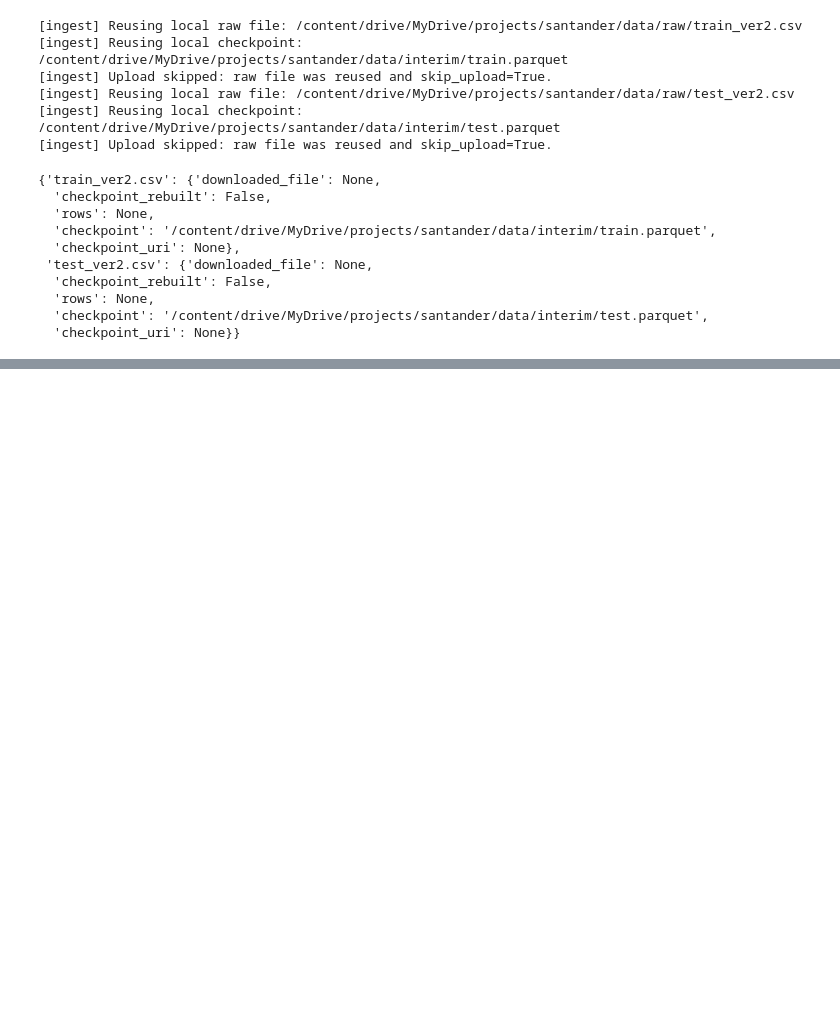
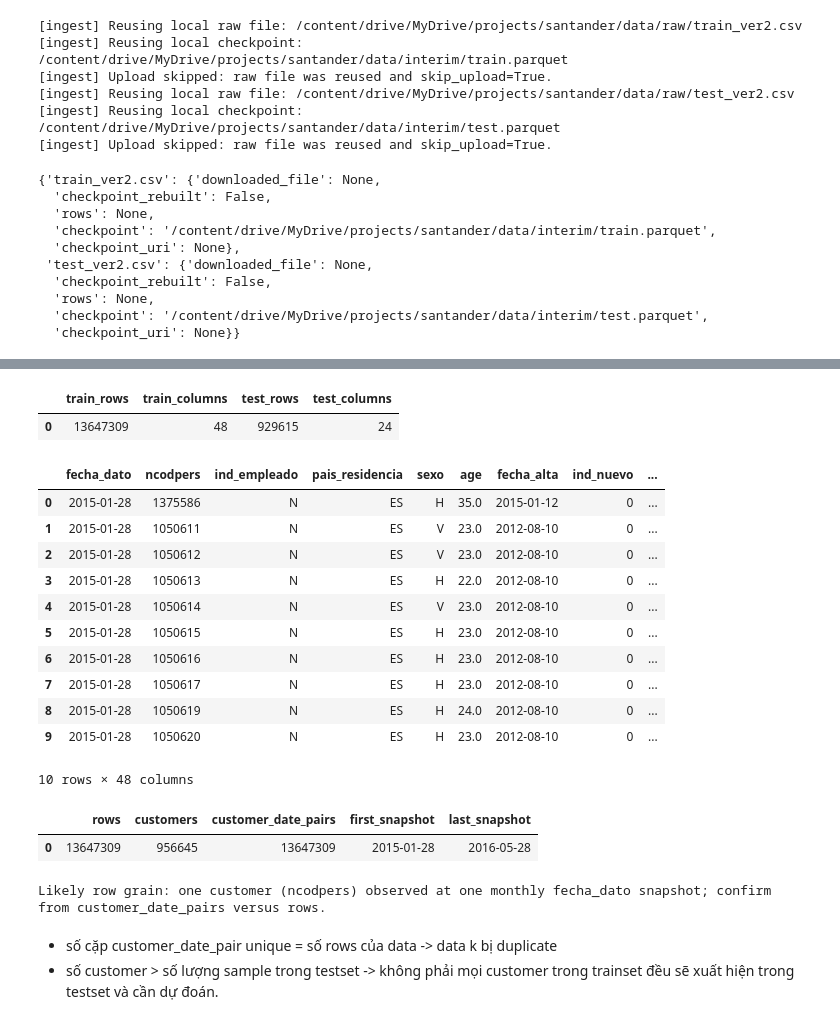
Before and after one commit to lbngyn/Santander-Product-Recommendation, a Jupyter notebook: notebooks/EDA-v1.ipynb, the cells around one changed output, grey strips where cells are left out. Cells and saved outputs as stored; diff of their text form; code cells hidden in the pictures; blank space fills up the shorter version.

```diff
--- a/notebooks/EDA-v1.ipynb
+++ b/notebooks/EDA-v1.ipynb
@@ -216,0 +309,48 @@ ingest_results
+# %%
+# Kích thước của data
+structure = q('SELECT COUNT(*) AS train_rows FROM read_parquet(?)', str(TRAIN_PARQUET))
+
+structure['train_columns'] = len(ALL_COLUMNS)
+if TEST_COLUMNS is not None:
+    structure['test_rows'] = q('SELECT COUNT(*) FROM read_parquet(?)', str(TEST_PARQUET)).iloc[0, 0]
+    structure['test_columns'] = len(TEST_COLUMNS)
+display(structure)
+# %% [output]
+|  | train_rows | train_columns | test_rows | test_columns |
+| 0 | 13647309 | 48 | 929615 | 24 |
+# %%
+# head(10), xem một số sample của data
+display(q(f'SELECT * FROM read_parquet(?) LIMIT {EDA_SAMPLE_ROWS}', str(TRAIN_PARQUET)))
+# %% [output]
+|  | fecha_dato | ncodpers | ind_empleado | pais_residencia | sexo | age | fecha_alta | ind_nuevo | ... |
+| 0 | 2015-01-28 | 1375586 | N | ES | H | 35.0 | 2015-01-12 | 0 | ... |
+| 1 | 2015-01-28 | 1050611 | N | ES | V | 23.0 | 2012-08-10 | 0 | ... |
+| 2 | 2015-01-28 | 1050612 | N | ES | V | 23.0 | 2012-08-10 | 0 | ... |
+| 3 | 2015-01-28 | 1050613 | N | ES | H | 22.0 | 2012-08-10 | 0 | ... |
+| 4 | 2015-01-28 | 1050614 | N | ES | V | 23.0 | 2012-08-10 | 0 | ... |
+| 5 | 2015-01-28 | 1050615 | N | ES | H | 23.0 | 2012-08-10 | 0 | ... |
+| 6 | 2015-01-28 | 1050616 | N | ES | H | 23.0 | 2012-08-10 | 0 | ... |
+| 7 | 2015-01-28 | 1050617 | N | ES | H | 23.0 | 2012-08-10 | 0 | ... |
+| 8 | 2015-01-28 | 1050619 | N | ES | H | 24.0 | 2012-08-10 | 0 | ... |
+| 9 | 2015-01-28 | 1050620 | N | ES | H | 23.0 | 2012-08-10 | 0 | ... |
+10 rows × 48 columns
+# %%
+if {'ncodpers', 'fecha_dato'}.issubset(ALL_COLUMNS):
+    grain = q('''
+        SELECT
+            COUNT(*) AS rows,
+            COUNT(DISTINCT ncodpers) AS customers,
+            COUNT(DISTINCT (ncodpers, fecha_dato)) AS customer_date_pairs,
+            MIN(fecha_dato) AS first_snapshot,
+            MAX(fecha_dato) AS last_snapshot
+        FROM read_parquet(?)
+    ''', str(TRAIN_PARQUET))
+    display(grain)
+    print('Likely row grain: one customer (ncodpers) observed at one monthly fecha_dato snapshot; confirm from customer_date_pairs versus rows.')
+# %% [output]
+|  | rows | customers | customer_date_pairs | first_snapshot | last_snapshot |
+| 0 | 13647309 | 956645 | 13647309 | 2015-01-28 | 2016-05-28 |
+Likely row grain: one customer (ncodpers) observed at one monthly fecha_dato snapshot; confirm from customer_date_pairs versus rows.
+# %% [markdown]
+- số cặp customer_date_pair unique = số rows của data -> data k bị duplicate
+- số customer > số lượng sample trong testset -> không phải mọi customer trong trainset đều sẽ xuất hiện trong testset và cần dự đoán.
```
Also changed, not shown: parts of 28 cells of this notebook, 7 other files.
